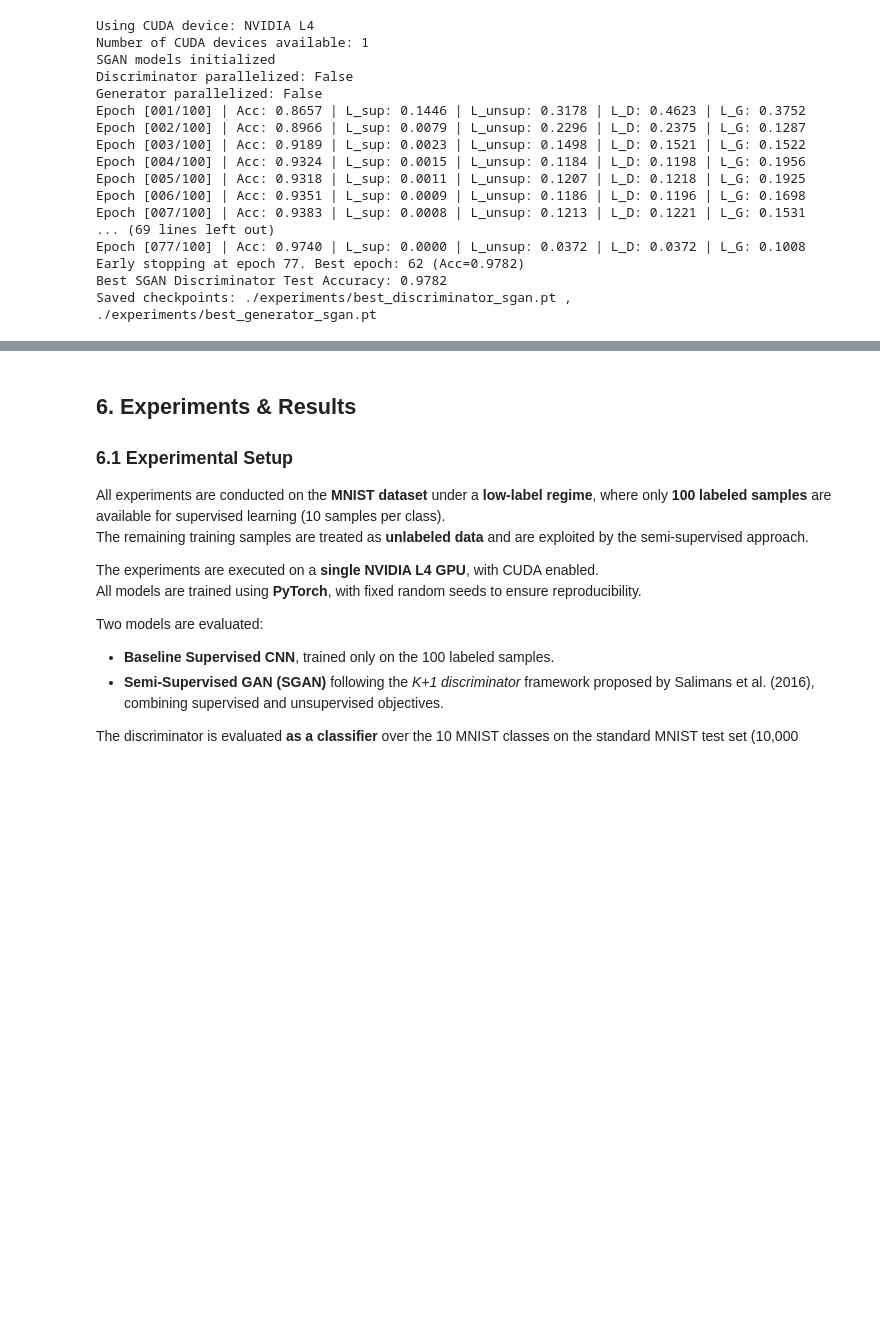
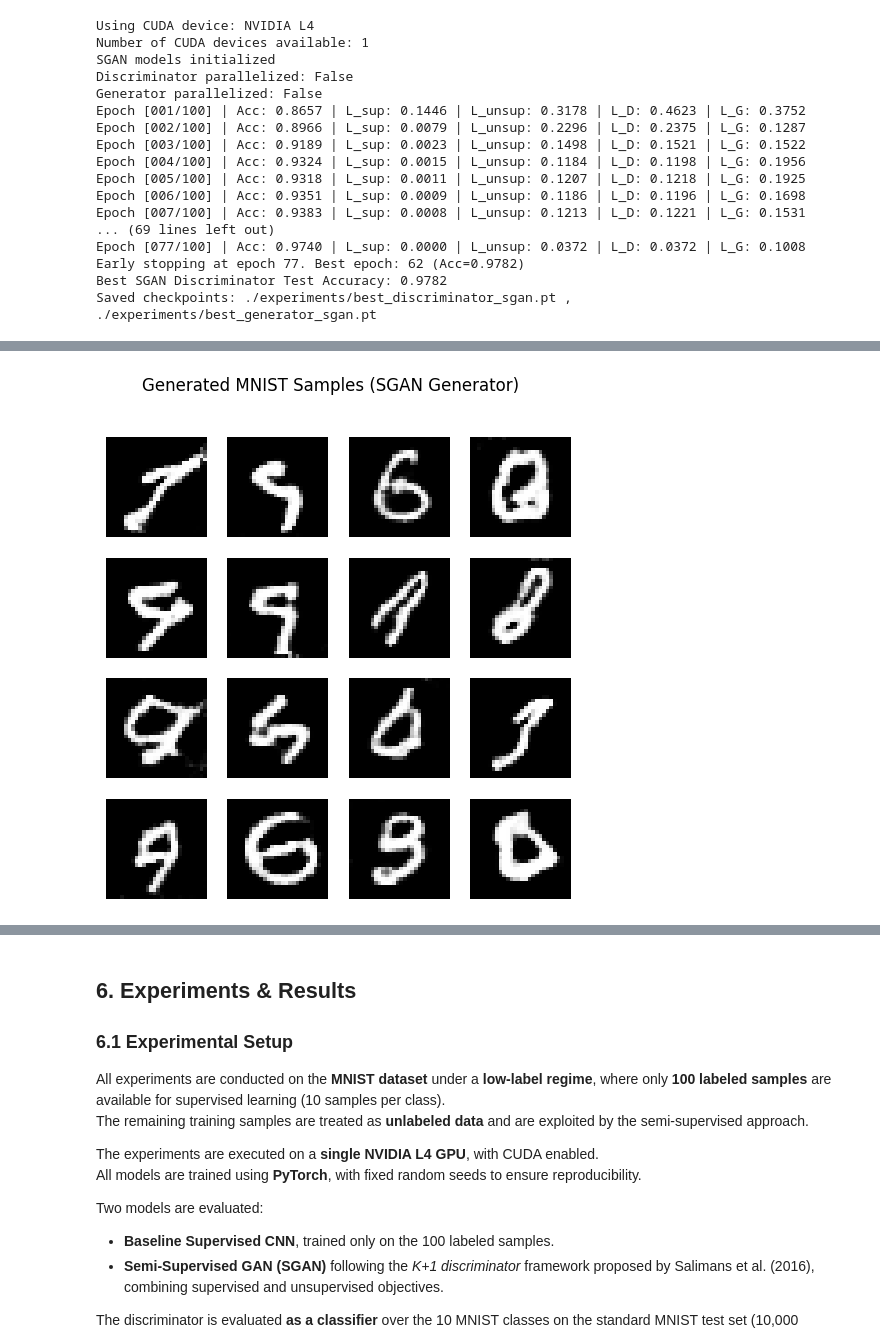
Before and after one commit to gackouhamady/mnist_100labels_gan, a Jupyter notebook: notebooks/Main.ipynb, the cells around one changed output, grey strips where cells are left out. Drawn from its saved outputs; the diff is of its cells as text; code cells hidden in the pictures; blank space fills up the shorter version.

```diff
--- a/notebooks/Main.ipynb
+++ b/notebooks/Main.ipynb
@@ -806,0 +826,22 @@ Saved checkpoints: ./experiments/best_discriminator_sgan.pt , ./experiments/best
+# %%
+# ============================================================
+# VISUALIZATION 3 — GENERATED SAMPLES
+# ============================================================
+
+def show_generated_images(generator, z_dim=100, n=16):
+    generator.eval()
+    z = torch.randn(n, z_dim, device=device)
+    with torch.no_grad():
+        fake_images = generator(z).cpu()
+
+    fig, axes = plt.subplots(4, 4, figsize=(6, 6))
+    for ax, img in zip(axes.flatten(), fake_images):
+        ax.imshow(img.squeeze(), cmap="gray")
+        ax.axis("off")
+
+    plt.suptitle("Generated MNIST Samples (SGAN Generator)")
+    plt.show()
+
+show_generated_images(G)
+# %% [output]
+[figure, added]
```
Also changed, not shown: parts of 4 cells of this notebook.
